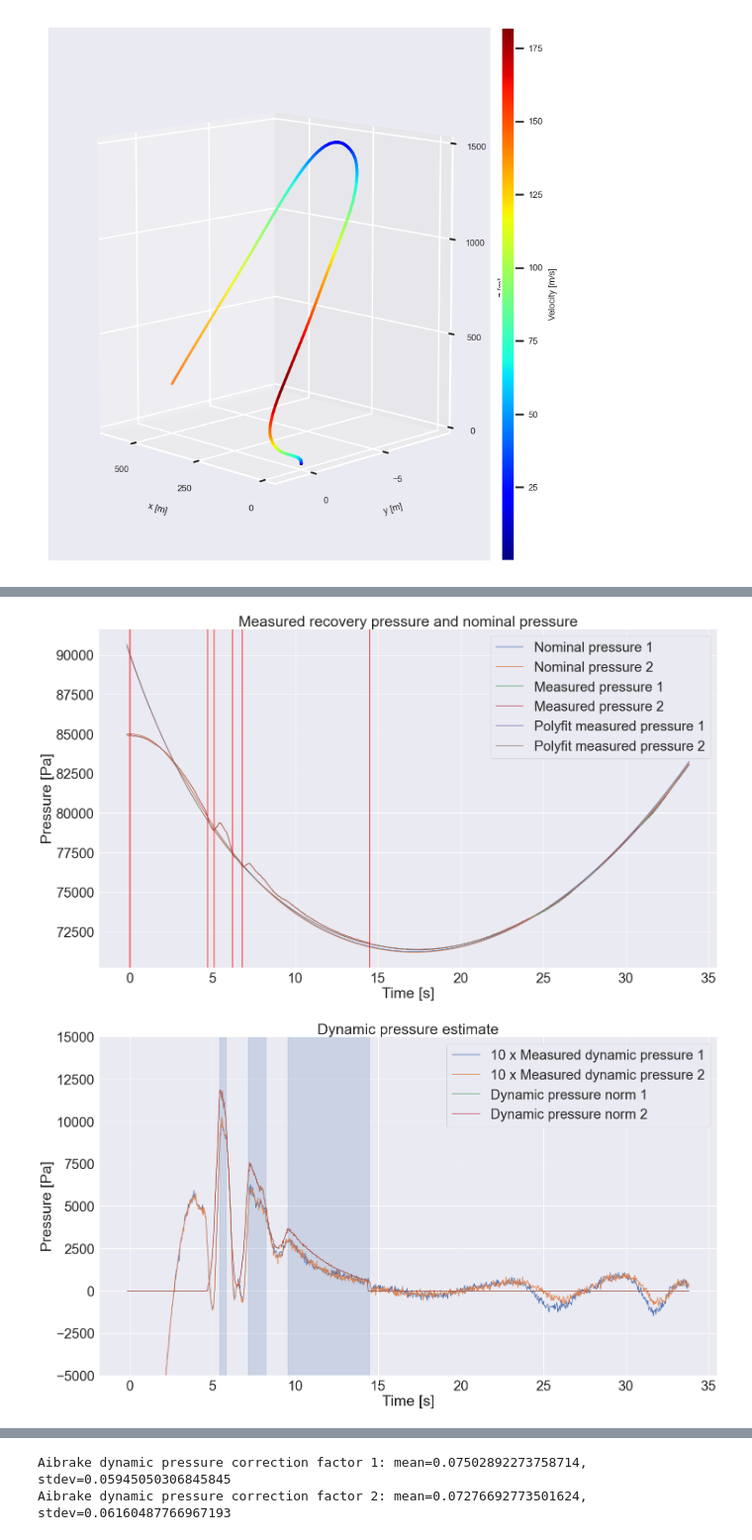
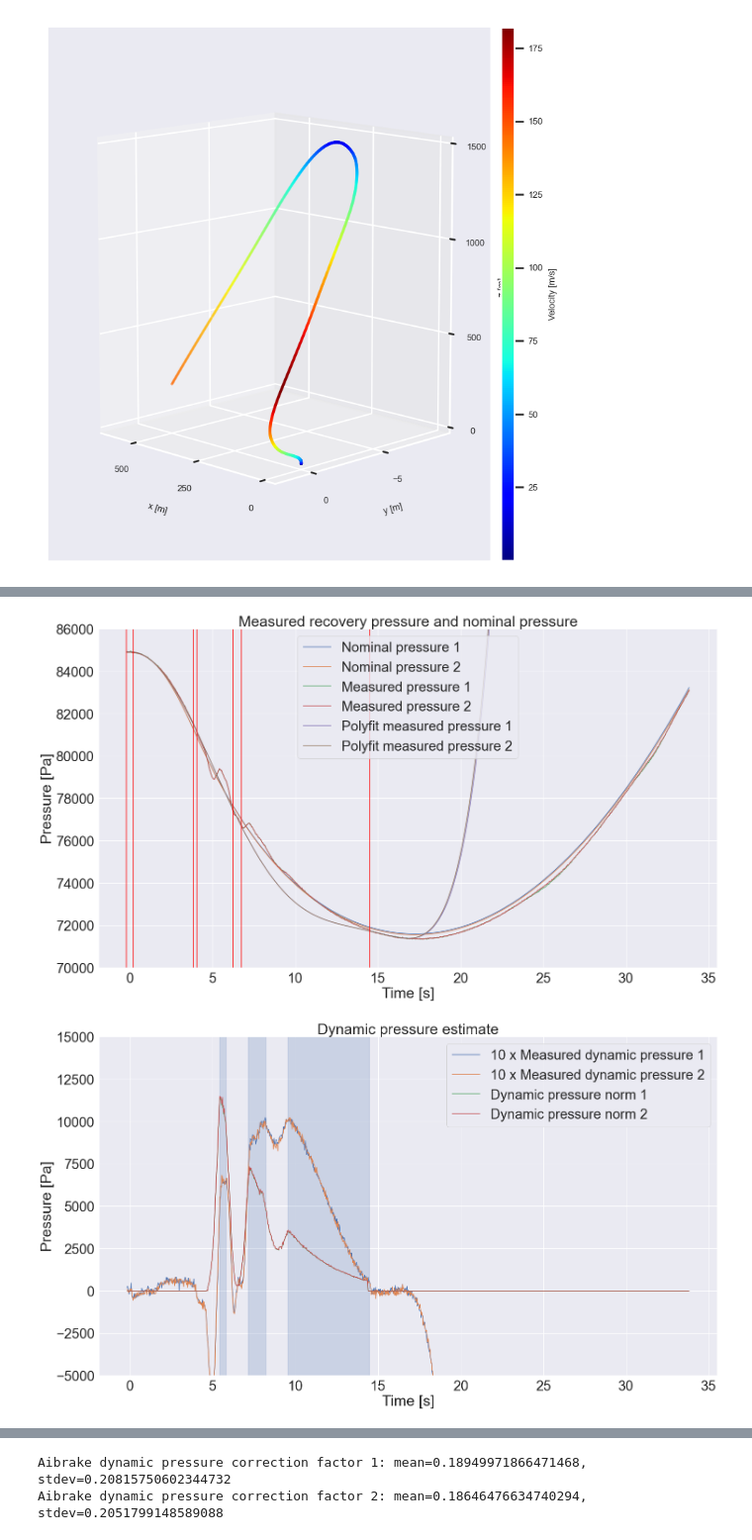
Before and after one commit to aris-space/euler-avionics, a Jupyter notebook: maiden_launch_analysis/maiden_launch_trajectory.ipynb, the cells around one changed output, grey strips where cells are left out. Shown at 99% size. Drawn from its saved outputs; the diff is of its cells as text; code cells hidden in the pictures.

```diff
--- a/maiden_launch_analysis/maiden_launch_trajectory.ipynb
+++ b/maiden_launch_analysis/maiden_launch_trajectory.ipynb
@@ -371,12 +371,12 @@ M = 0.0289644
 R_const = R_star / M
 n = (-g / (Temp_grad * R_const)) - 1
 Temp_0 = 273.15
-Temp_g = 10
+Temp_g = 20
 Temp_g = Temp_0 + Temp_g
 rho_sea = 1.225
 P_sea = 1.01325e5
 Temp_sea = 288.15
-Pressure_g = 85000
+Pressure_g = 84900
 
 m_empt = 31.5      # kg
 A_ref_rocket = np.pi * (0.179/2)**2
@@ -478,9 +545,10 @@ control_input1 = compute_control_input(acc=np.array(combined['Ay_IMU1'][cond_lau
 control_input2 = compute_control_input(acc=np.array(combined['Ay_IMU2'][cond_launch]), vel=V_abs2, alt=X_array2[: ,2], t=t_array)
 
 t=combined["Time [s]"]
-tab1,tab2,tab3,tab4,tab5,tab6,tab7 = 0, 0., 4.7, 5.1, 6.2,6.8,14.5
+tab1,tab2,tab3,tab4,tab5,tab6,tab7, tab8 = -0.2, 0.2, t_burnout, t_cruise, 6.25,6.75,14.5, 17
 
-cond_no_ab = ((t>tab1)&(t<tab2)) | ((t>tab3)&(t<tab4)) | ((t>tab5)&(t<tab6)) | (t>tab7)
+cond_no_ab = ((t>tab1)&(t<tab2)) | ((t>tab3)&(t<tab4)) | ((t>tab5)&(t<tab6)) | ((t>tab7)&(t<tab8))
+cond_no_ab_cut = cond_no_ab[t>-0.2]
 
 plt.plot(t_array, control_input1, label="Sensor 1")
 plt.plot(t_array, control_input2, label="Sensor 2")
@@ -488,6 +556,6 @@ plt.xlabel('time [s]')
 plt.ylabel('Control input []')
 plt.xlim(-1, duration)
 plt.legend()
-for t in  [tab1,tab2,tab3,tab4,tab5,tab6,tab7]:
+for t in  [tab1,tab2,tab3,tab4,tab5,tab6,tab7,tab8]:
     plt.axvline(t, color="red")
 # %% [output]
@@ -498,6 +566,8 @@ def Pressure(h) -> float:
     # output: Pressure = pressure
     Pressure = Pressure_g * (Temp(h) / Temp_g) ** ((-g) / (R_const * Temp_grad))
     return Pressure
+
+
 # analysis of dynamic pressure on barometer measurements
 altitude1 = X_array1[:, 2]
 altitude2 = X_array2[:, 2]
@@ -535,6 +605,8 @@ plt.xlabel("Time [s]")
 plt.ylabel("Pressure [Pa]")
 for t in  [tab1,tab2,tab3,tab4,tab5,tab6,tab7]:
     plt.axvline(t, color="red")
+plt.ylim(7e4,8.6e4)
+
 plt.show()
 
 plt.plot(combined["Time [s]"][cond_launch], 10*measured_dynamic_pressure1)
@@ -557,32 +629,32 @@ plt.show()
 corr_factor_cond1 = airbrake_extension > 0
 corr_factor_cond2 = airbrake_extension > 0
 t_ab_corr_factor1 = combined["Time [s]"][cond_launch][corr_factor_cond1]
 t_ab_corr_factor2 = combined["Time [s]"][cond_launch][corr_factor_cond2]
 ab_dp_corr_factor1 = measured_dynamic_pressure1[corr_factor_cond1] / dynamic_pressure_norm1[corr_factor_cond1]
 ab_dp_corr_factor2 = measured_dynamic_pressure2[corr_factor_cond2] / dynamic_pressure_norm2[corr_factor_cond2]
 
 # we need to take aways some weird first shock peak
 t_min_ab_dp_cut = 4.7
 t_ab_corr_factor1_cut = t_ab_corr_factor1[t_ab_corr_factor1 > t_min_ab_dp_cut]
 t_ab_corr_factor2_cut = t_ab_corr_factor2[t_ab_corr_factor2 > t_min_ab_dp_cut]
 ab_dp_corr_factor1_cut = ab_dp_corr_factor1[t_ab_corr_factor1 > t_min_ab_dp_cut]
 ab_dp_corr_factor2_cut = ab_dp_corr_factor2[t_ab_corr_factor2 > t_min_ab_dp_cut]
 
 plt.plot(t_ab_corr_factor1_cut, ab_dp_corr_factor1_cut)
 plt.plot(t_ab_corr_factor2_cut, ab_dp_corr_factor2_cut)
 plt.title("Airbrake dynamic pressure correction factor")
 plt.xlabel("Time [s]")
 plt.ylabel("Correction factor [-]")
 plt.ylim(-0.05,0.15)
 show_flight_events=False
 plot_events(plt)
 show_flight_events=True
 plt.show()
 
 ab_dp_corr_factor1_mean, ab_dp_corr_factor1_stdev = np.mean(ab_dp_corr_factor1_cut), np.std(ab_dp_corr_factor1_cut)
 ab_dp_corr_factor2_mean, ab_dp_corr_factor2_stdev = np.mean(ab_dp_corr_factor2_cut), np.std(ab_dp_corr_factor2_cut)
 print(f"Aibrake dynamic pressure correction factor 1: mean={ab_dp_corr_factor1_mean}, stdev={ab_dp_corr_factor1_stdev}")
 print(f"Aibrake dynamic pressure correction factor 2: mean={ab_dp_corr_factor2_mean}, stdev={ab_dp_corr_factor2_stdev}")
 # %% [output]
-[figure, old version]
+[figure, new version]
-[figure, old version]
+[figure, new version]
@@ -590,3 +662,3 @@ print(f"Aibrake dynamic pressure correction factor 2: mean={ab_dp_corr_factor2_m
-Aibrake dynamic pressure correction factor 1: mean=0.07502892273758714, stdev=0.05945050306845845
-Aibrake dynamic pressure correction factor 2: mean=0.07276692773501624, stdev=0.06160487766967193
+Aibrake dynamic pressure correction factor 1: mean=0.18949971866471468, stdev=0.20815750602344732
+Aibrake dynamic pressure correction factor 2: mean=0.18646476634740294, stdev=0.2051799148589088
 # %%
```
Also changed, not shown: parts of 7 cells of this notebook.
